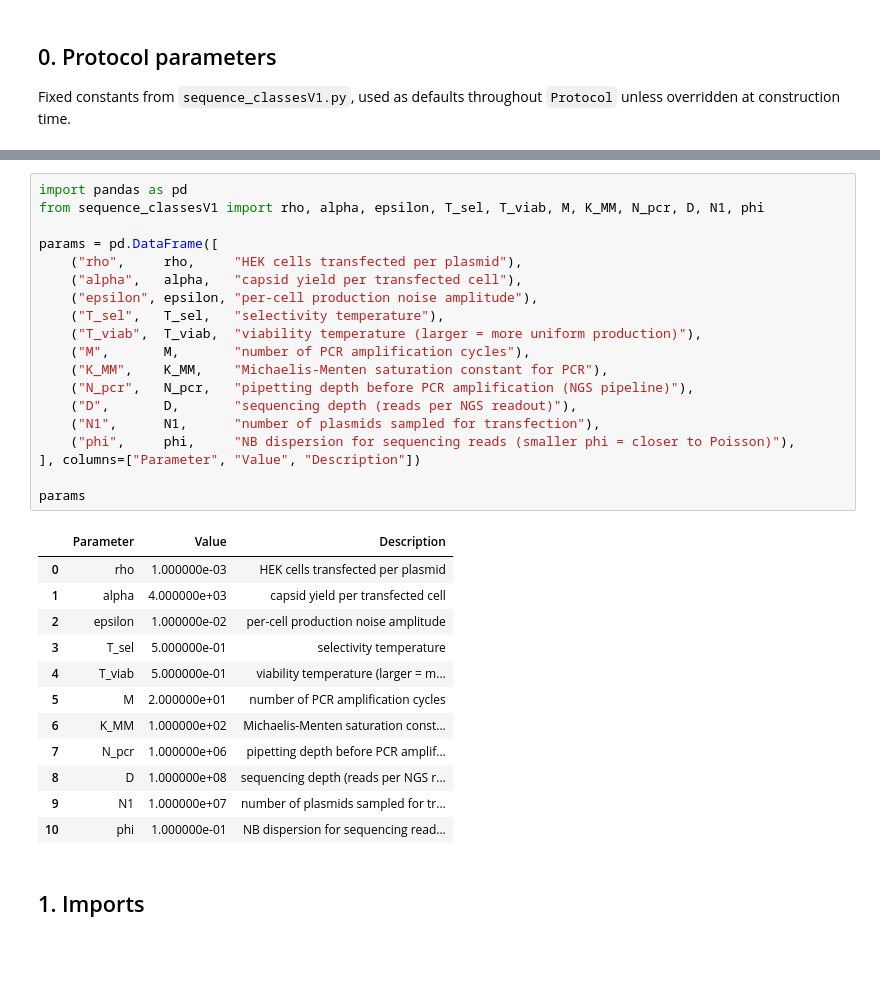
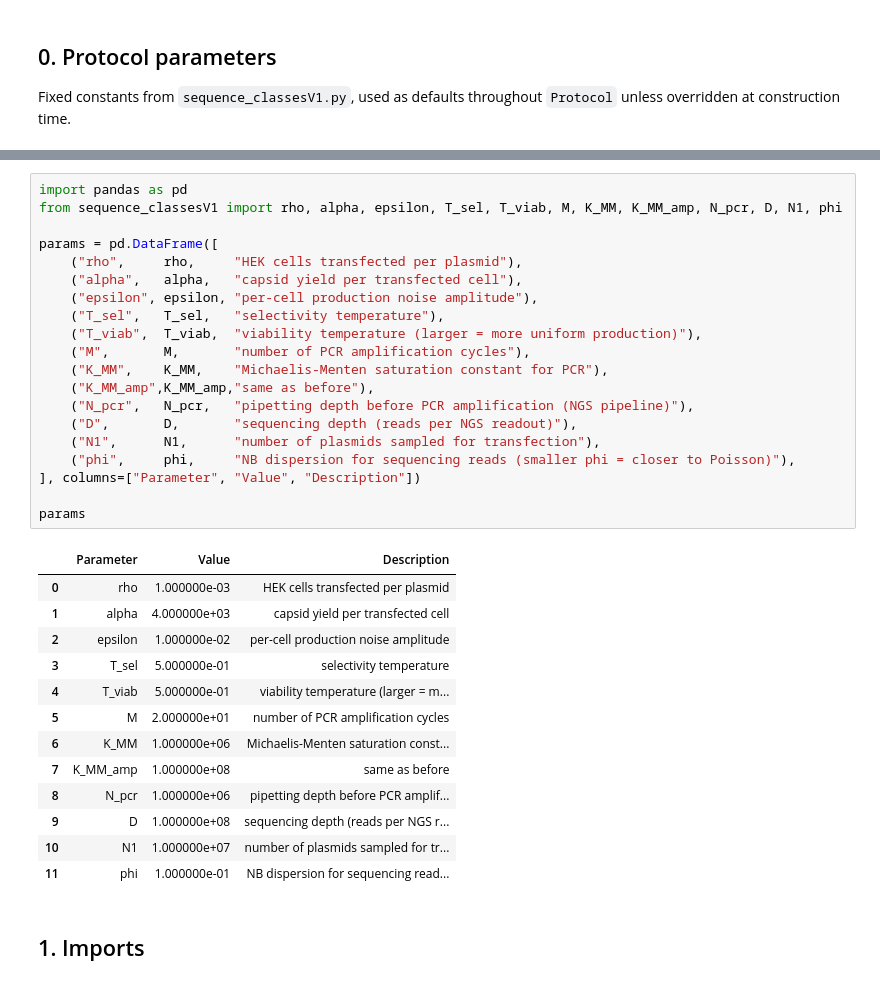
Before and after one commit to merlin-cc/Directed-Evolution-loop, a Jupyter notebook: Modelization_V1/DE_loopV1.ipynb, the cells around one changed output, grey strips where cells are left out. Drawn from its saved outputs; the diff is of its cells as text; blank space fills up the shorter version.

```diff
--- a/Modelization_V1/DE_loopV1.ipynb
+++ b/Modelization_V1/DE_loopV1.ipynb
@@ -22,35 +29,37 @@ Fixed constants from `sequence_classesV1.py`, used as defaults throughout `Proto
 # %%
 import pandas as pd
-from sequence_classesV1 import rho, alpha, epsilon, T_sel, T_viab, M, K_MM, N_pcr, D, N1, phi
+from sequence_classesV1 import rho, alpha, epsilon, T_sel, T_viab, M, K_MM, K_MM_amp, N_pcr, D, N1, phi
 
 params = pd.DataFrame([
     ("rho",     rho,     "HEK cells transfected per plasmid"),
     ("alpha",   alpha,   "capsid yield per transfected cell"),
     ("epsilon", epsilon, "per-cell production noise amplitude"),
     ("T_sel",   T_sel,   "selectivity temperature"),
     ("T_viab",  T_viab,  "viability temperature (larger = more uniform production)"),
     ("M",       M,       "number of PCR amplification cycles"),
     ("K_MM",    K_MM,    "Michaelis-Menten saturation constant for PCR"),
+    ("K_MM_amp",K_MM_amp,"same as before"),
     ("N_pcr",   N_pcr,   "pipetting depth before PCR amplification (NGS pipeline)"),
     ("D",       D,       "sequencing depth (reads per NGS readout)"),
     ("N1",      N1,      "number of plasmids sampled for transfection"),
     ("phi",     phi,     "NB dispersion for sequencing reads (smaller phi = closer to Poisson)"),
 ], columns=["Parameter", "Value", "Description"])
 
 params
 # %% [output]
 |  | Parameter | Value | Description |
 | 0 | rho | 1.000000e-03 | HEK cells transfected per plasmid |
 | 1 | alpha | 4.000000e+03 | capsid yield per transfected cell |
 | 2 | epsilon | 1.000000e-02 | per-cell production noise amplitude |
 | 3 | T_sel | 5.000000e-01 | selectivity temperature |
 | 4 | T_viab | 5.000000e-01 | viability temperature (larger = m... |
 | 5 | M | 2.000000e+01 | number of PCR amplification cycles |
-| 6 | K_MM | 1.000000e+02 | Michaelis-Menten saturation const... |
-| 7 | N_pcr | 1.000000e+06 | pipetting depth before PCR amplif... |
-| 8 | D | 1.000000e+08 | sequencing depth (reads per NGS r... |
-| 9 | N1 | 1.000000e+07 | number of plasmids sampled for tr... |
-| 10 | phi | 1.000000e-01 | NB dispersion for sequencing read... |
+| 6 | K_MM | 1.000000e+06 | Michaelis-Menten saturation const... |
+| 7 | K_MM_amp | 1.000000e+08 | same as before |
+| 8 | N_pcr | 1.000000e+06 | pipetting depth before PCR amplif... |
+| 9 | D | 1.000000e+08 | sequencing depth (reads per NGS r... |
+| 10 | N1 | 1.000000e+07 | number of plasmids sampled for tr... |
+| 11 | phi | 1.000000e-01 | NB dispersion for sequencing read... |
 # %% [markdown]
 ## 1. Imports
 # %%
```
Also changed, not shown: parts of 5 cells of this notebook, 1 other file.
